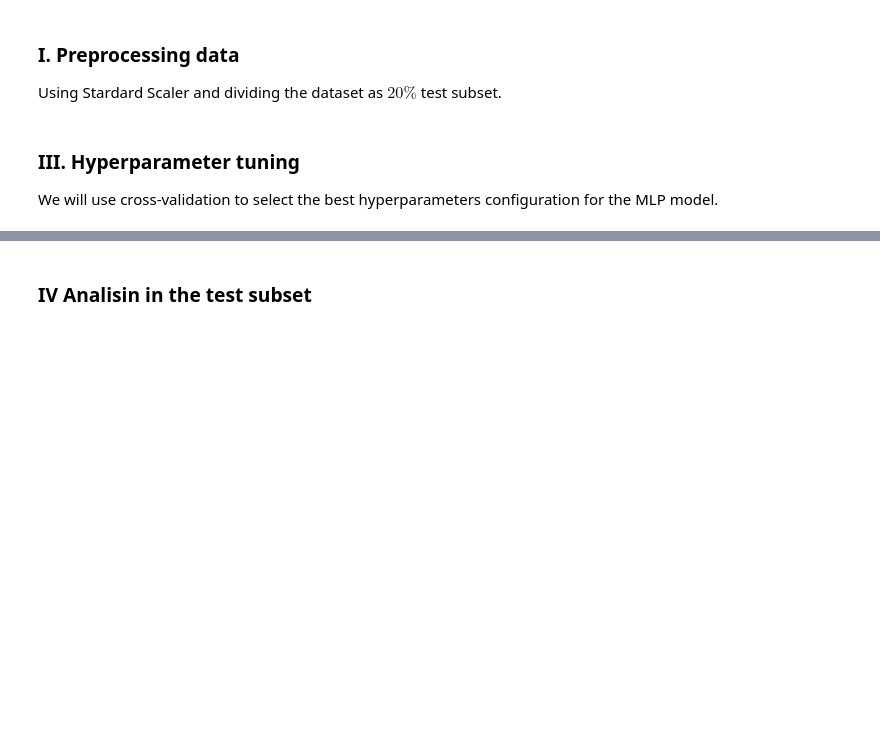
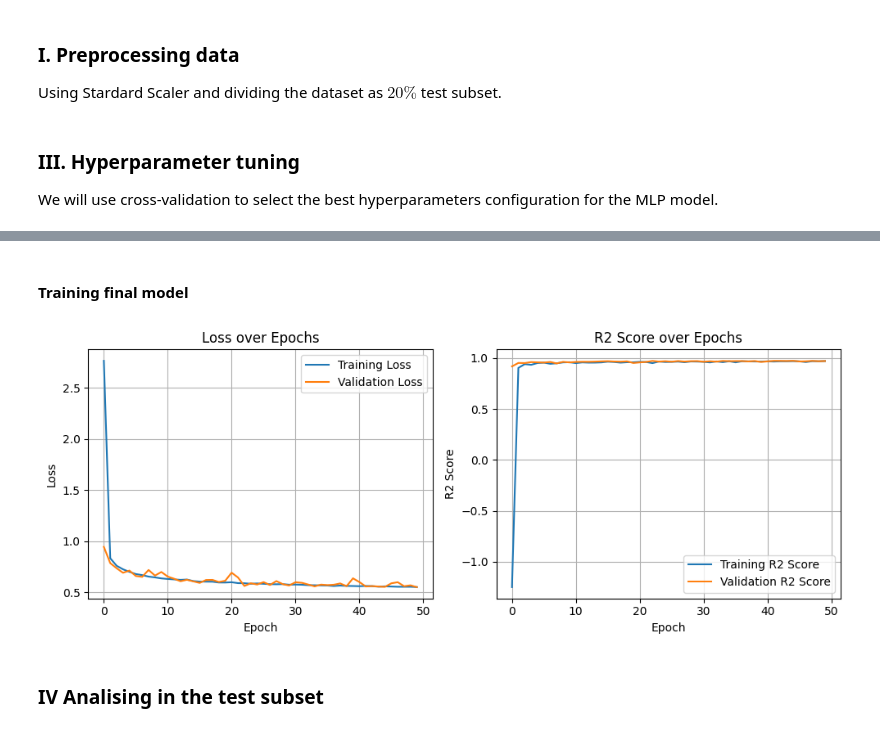
Before and after one commit to Luis-Menezes/CI-Chemistry, a Jupyter notebook: handson5_ActiveLearning.ipynb, the cells around one changed output, grey strips where cells are left out. Drawn from its saved outputs; the diff is of its cells as text; code cells hidden in the pictures; blank space fills up the shorter version.

Commit message:
Finished first part of assignment - refining model training and evaluation

```diff
--- a/handson5_ActiveLearning.ipynb
+++ b/handson5_ActiveLearning.ipynb
@@ -251,7 +237,7 @@ from sklearn.model_selection import train_test_split
 scaler = StandardScaler()
 
 X_processed = scaler.fit_transform(ev_cm_descriptors)
-y = df['gap']
+y = df['Cv']
 # y_processed = scaler.fit_transform(df[QM9_PROPERTIES])
 # %%
 X_dev, X_test, y_dev, y_test = train_test_split(X_processed, y, test_size=0.2, random_state=24)
@@ -266,10 +252,9 @@ from keras.layers import Dense, Input
 def create_model():
   mlp = keras.Sequential()
   mlp.add(Input(shape=(X_dev.shape[1],)))
-  mlp.add(Dense(128, activation='relu'))
-  mlp.add(Dense(64, activation='relu'))
-  # mlp.add(Dense(32, activation='relu'))
-  mlp.add(Dense(1))
+  mlp.add(Dense(124, activation='relu', kernel_regularizer=keras.regularizers.l2(0.001)))
+  mlp.add(Dense(64, activation='relu', kernel_regularizer=keras.regularizers.l2(0.001)))
+  mlp.add(Dense(1, activation='linear'))
 
   mlp.compile(optimizer='adam', loss='mae', metrics=['r2_score'])
   return mlp
@@ -317,2 +344,52 @@ KeyboardInterrupt:
+# %% [markdown]
+#### Training final model
+# %%
+model = create_model()
+X_train, X_val, y_train, y_val = train_test_split(X_dev, y_dev, test_size=0.1, random_state=24)
+history = model.fit(
+    X_train, y_train,
+    epochs=50,
+    batch_size=64,
+    validation_data=(X_val, y_val),
+    verbose=0
+)
+# %%
+def plot_learning_curve(history):
+    """
+    Plots the training and validation loss and accuracy from a Keras history object.
+
+
+    Args:
+        history: A Keras History object.
+    """
+    import matplotlib.pyplot as plt
+    plt.figure(figsize=(10, 4))
+
+    # Plot Loss
+    plt.subplot(1, 2, 1)
+    plt.plot(history.history['loss'], label='Training Loss')
+    plt.plot(history.history['val_loss'], label='Validation Loss')
+    plt.title('Loss over Epochs')
+    plt.xlabel('Epoch')
+    plt.ylabel('Loss')
+    plt.legend()
+    plt.grid(True)
+
+    # Plot Accuracy
+    plt.subplot(1, 2, 2)
+    plt.plot(history.history['r2_score'], label='Training R2 Score')
+    plt.plot(history.history['val_r2_score'], label='Validation R2 Score')
+    plt.title('R2 Score over Epochs')
+    plt.xlabel('Epoch')
+    plt.ylabel('R2 Score')
+    plt.legend()
+    plt.grid(True)
+
+    plt.tight_layout()
+    plt.show()
+
+plot_learning_curve(history)
+# %% [output]
+[figure, added]
 # %% [markdown]
-### IV Analisin in the test subset
+### IV Analising in the test subset
```
Also changed, not shown: parts of 7 cells of this notebook.
